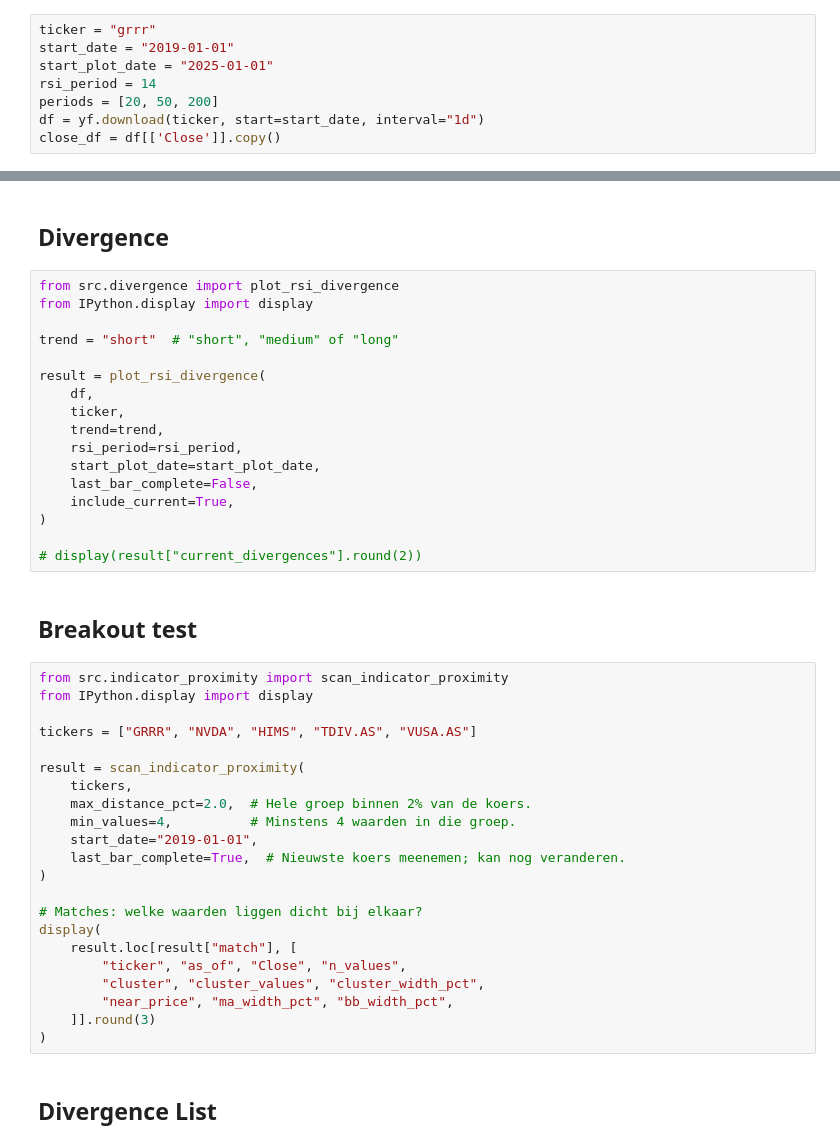
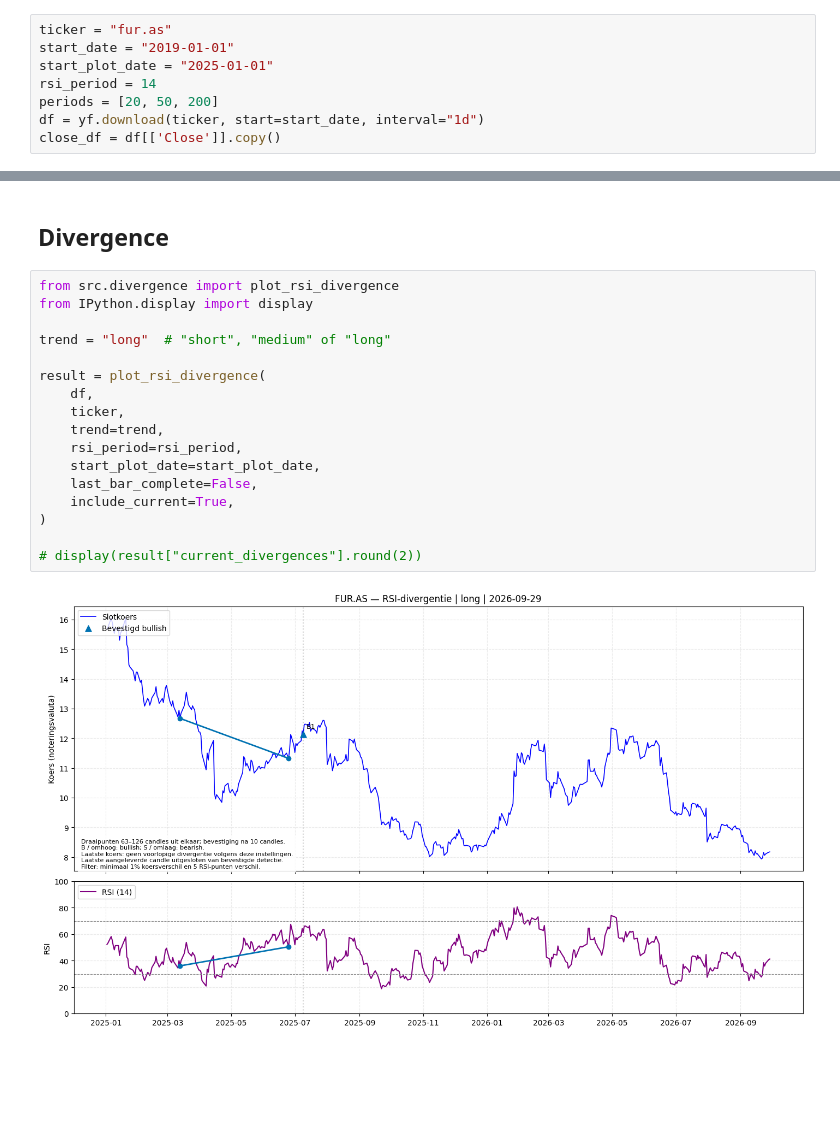
Before and after one commit to Nicootje/stock-predictor, a Jupyter notebook: notebooks/Beurs.ipynb, the cells around one changed output, grey strips where cells are left out. Cells and saved outputs as stored; diff of their text form; blank space fills up the shorter version.

```diff
--- a/notebooks/Beurs.ipynb
+++ b/notebooks/Beurs.ipynb
@@ -26,7 +28,7 @@ print(f'Added project root to sys.path: {project_root}')
 # %% [markdown]
 ## Input Parameters
 # %%
-ticker = "grrr"
+ticker = "fur.as"
 start_date = "2019-01-01"
 start_plot_date = "2025-01-01"
 rsi_period = 14
@@ -92,43 +125,19 @@ else:
 # %%
 from src.divergence import plot_rsi_divergence
 from IPython.display import display
 
-trend = "short"  # "short", "medium" of "long"
+trend = "long"  # "short", "medium" of "long"
 
 result = plot_rsi_divergence(
     df,
     ticker,
     trend=trend,
     rsi_period=rsi_period,
     start_plot_date=start_plot_date,
     last_bar_complete=False,
     include_current=True,
 )
 
 # display(result["current_divergences"].round(2))
+# %% [output]
+[figure, added]
-# %% [markdown]
-## Breakout test
-# %%
-from src.indicator_proximity import scan_indicator_proximity
-from IPython.display import display
-
-tickers = ["GRRR", "NVDA", "HIMS", "TDIV.AS", "VUSA.AS"]
-
-result = scan_indicator_proximity(
-    tickers,
-    max_distance_pct=2.0,  # Hele groep binnen 2% van de koers.
-    min_values=4,          # Minstens 4 waarden in die groep.
-    start_date="2019-01-01",
-    last_bar_complete=True,  # Nieuwste koers meenemen; kan nog veranderen.
-)
-
-# Matches: welke waarden liggen dicht bij elkaar?
-display(
-    result.loc[result["match"], [
-        "ticker", "as_of", "Close", "n_values",
-        "cluster", "cluster_values", "cluster_width_pct",
-        "near_price", "ma_width_pct", "bb_width_pct",
-    ]].round(3)
-)
-# %% [markdown]
-## Divergence List
```
Also changed, not shown: parts of 9 cells of this notebook, 9 other files.
